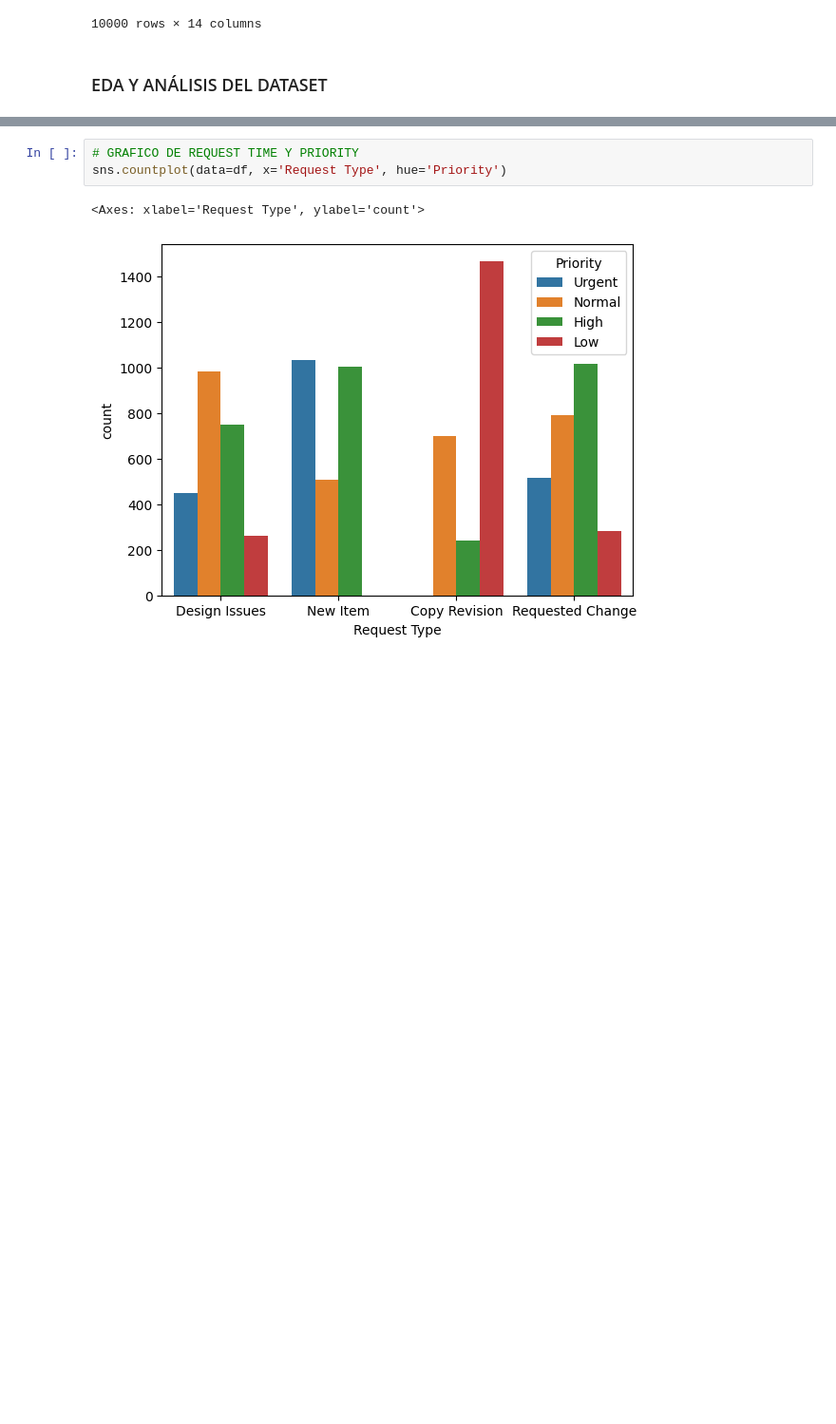
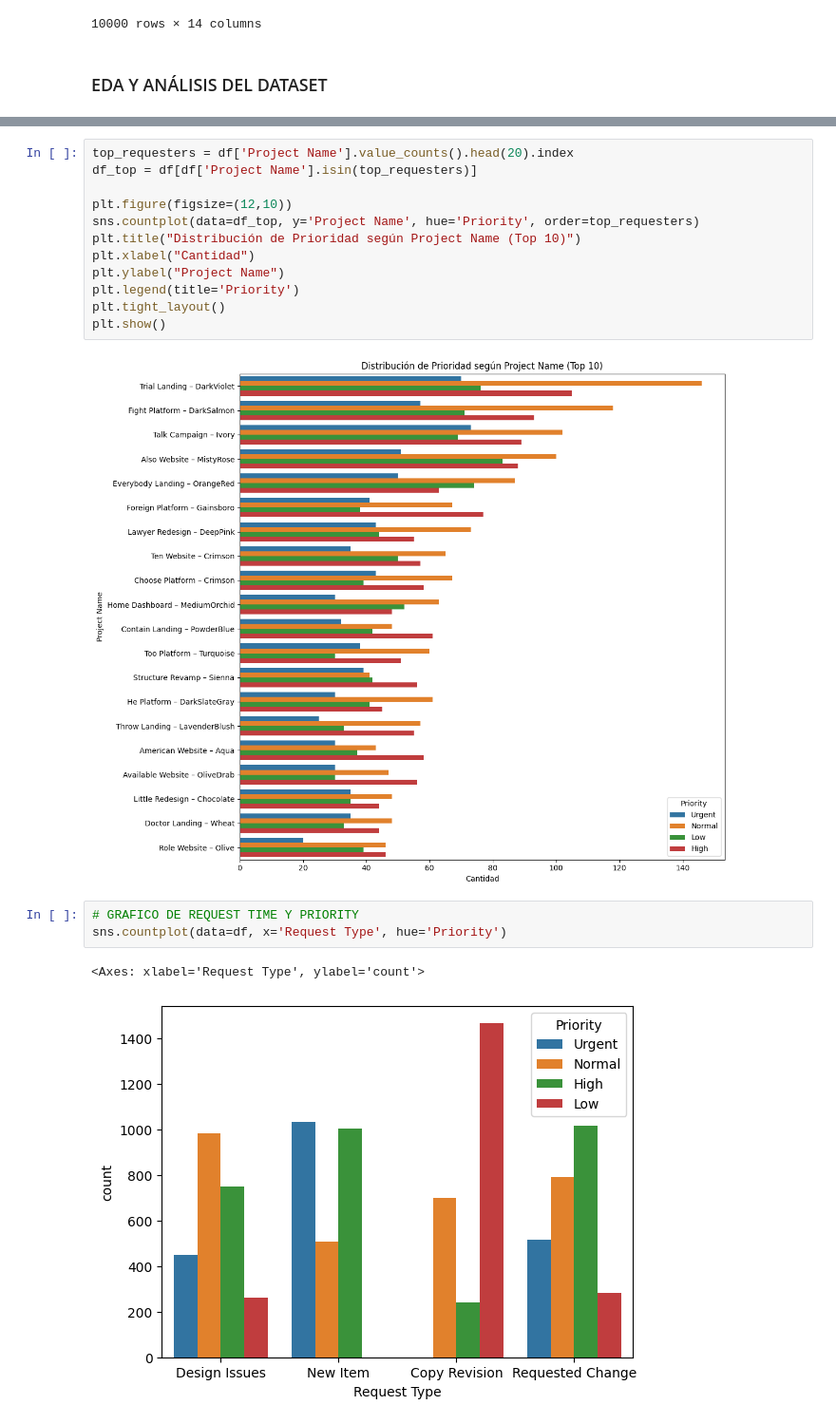
Before and after one commit to crdalila/Terra_Vista, a Jupyter notebook: modelos/clasif_prioridad copy.ipynb, the cells around one changed output, grey strips where cells are left out. Shown at 95% size. Cells and saved outputs as stored; diff of their text form; blank space fills up the shorter version.

```diff
--- a/modelos/clasif_prioridad copy.ipynb
+++ b/modelos/clasif_prioridad copy.ipynb
@@ -32,6 +32,20 @@ sns.pairplot(data=, hue='Priority', palette='coolwarm')
 # %% [output]
 <seaborn.axisgrid.PairGrid at 0x...>
 [figure]
+# %%
+top_requesters = df['Project Name'].value_counts().head(20).index
+df_top = df[df['Project Name'].isin(top_requesters)]
+
+plt.figure(figsize=(12,10))
+sns.countplot(data=df_top, y='Project Name', hue='Priority', order=top_requesters)
+plt.title("Distribución de Prioridad según Project Name (Top 10)")
+plt.xlabel("Cantidad")
+plt.ylabel("Project Name")
+plt.legend(title='Priority')
+plt.tight_layout()
+plt.show()
+# %% [output]
+[figure, added]
 # %%
 # GRAFICO DE REQUEST TIME Y PRIORITY
 sns.countplot(data=df, x='Request Type', hue='Priority')
```
Also changed, not shown: parts of 3 cells of this notebook, 5 other files.
